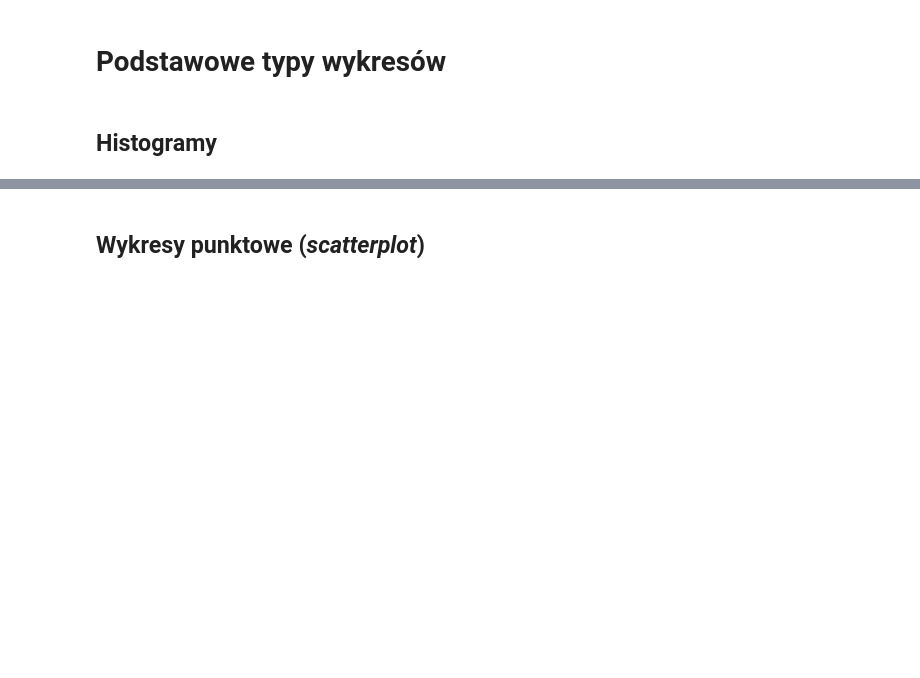
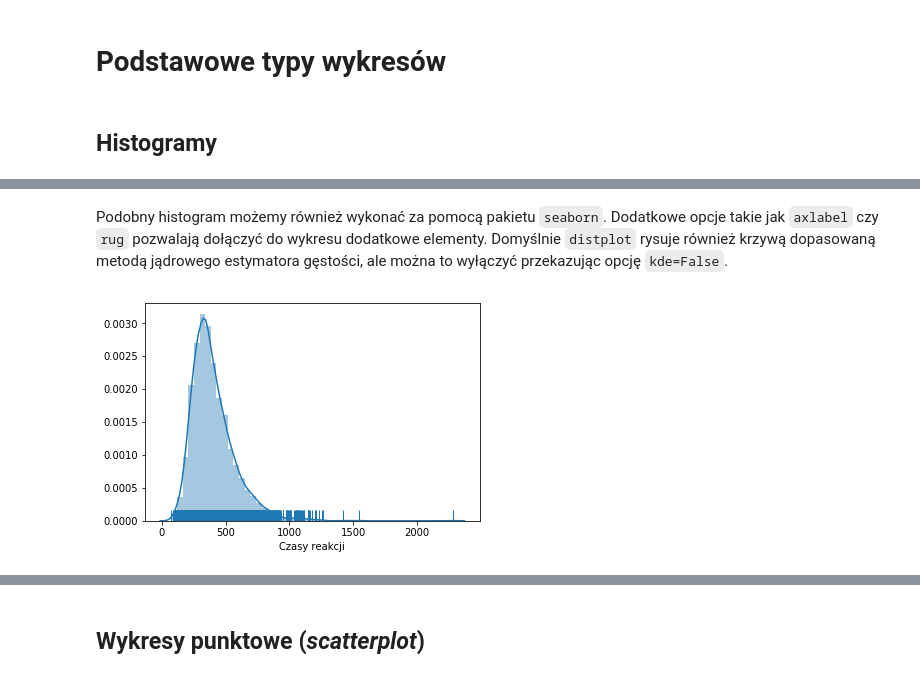
Before and after one commit to PanBartosz/semexp, a Jupyter notebook: 07_Wizualizacje_danych_w_Pythonie/01. Wizualizacje danych.ipynb, the cells around one changed output, grey strips where cells are left out. Cells and saved outputs as stored; diff of their text form; code cells hidden in the pictures; blank space fills up the shorter version.

Commit message:
dodane dodatkowe materiały

```diff
--- a/07_Wizualizacje_danych_w_Pythonie/01. Wizualizacje danych.ipynb
+++ b/07_Wizualizacje_danych_w_Pythonie/01. Wizualizacje danych.ipynb
@@ -24,0 +32,8 @@ data.head()
+# %% [markdown]
+Podobny histogram możemy również wykonać za pomocą pakietu `seaborn`. Dodatkowe opcje takie jak `axlabel` czy `rug` pozwalają dołączyć do wykresu dodatkowe elementy. Domyślnie `distplot` rysuje również krzywą dopasowaną metodą jądrowego estymatora gęstości, ale można to wyłączyć przekazując opcję `kde=False`.
+# %%
+sns.distplot(data['rt'],
+            axlabel='Czasy reakcji',
+            rug = True);
+# %% [output]
+[figure, added]
```
Also changed, not shown: parts of 38 cells of this notebook, 18 other files.
